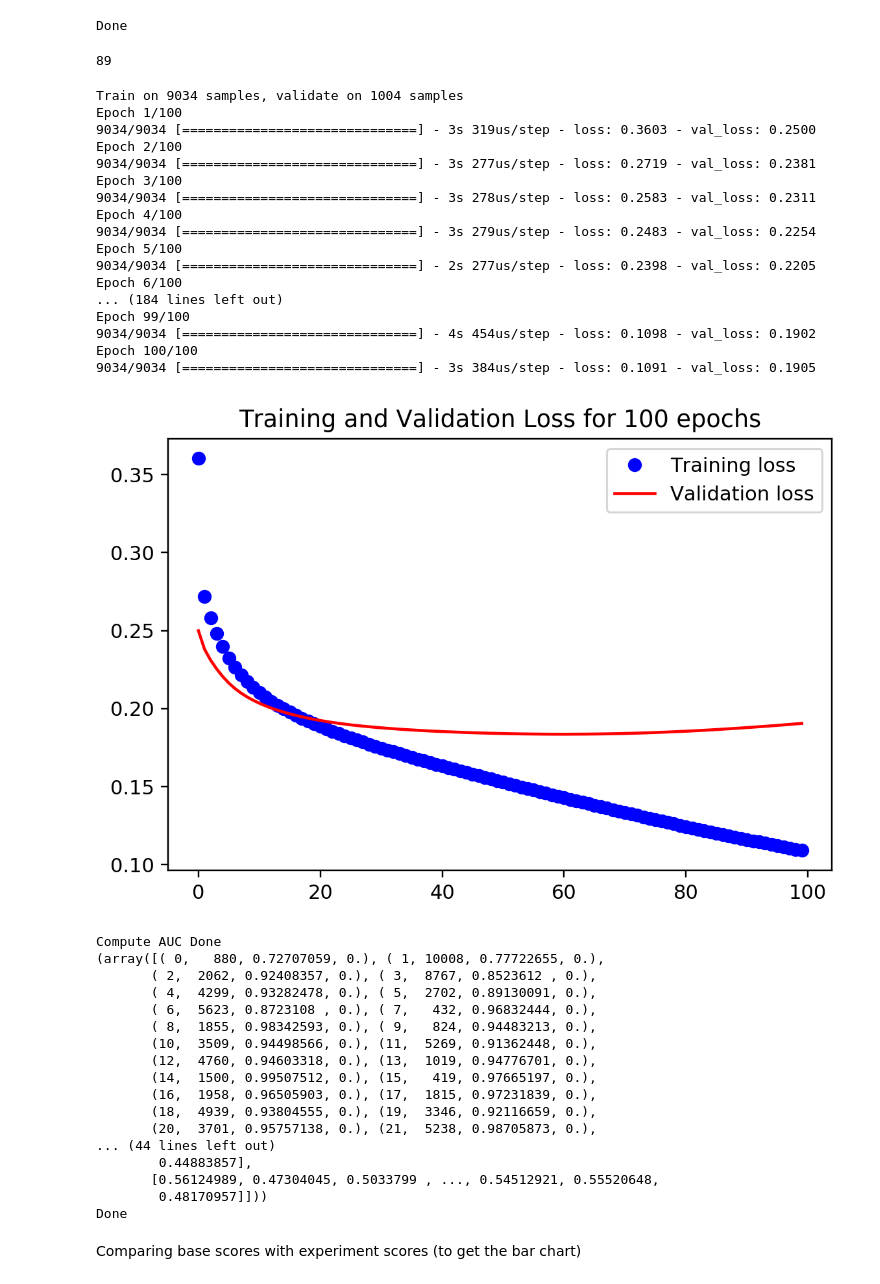
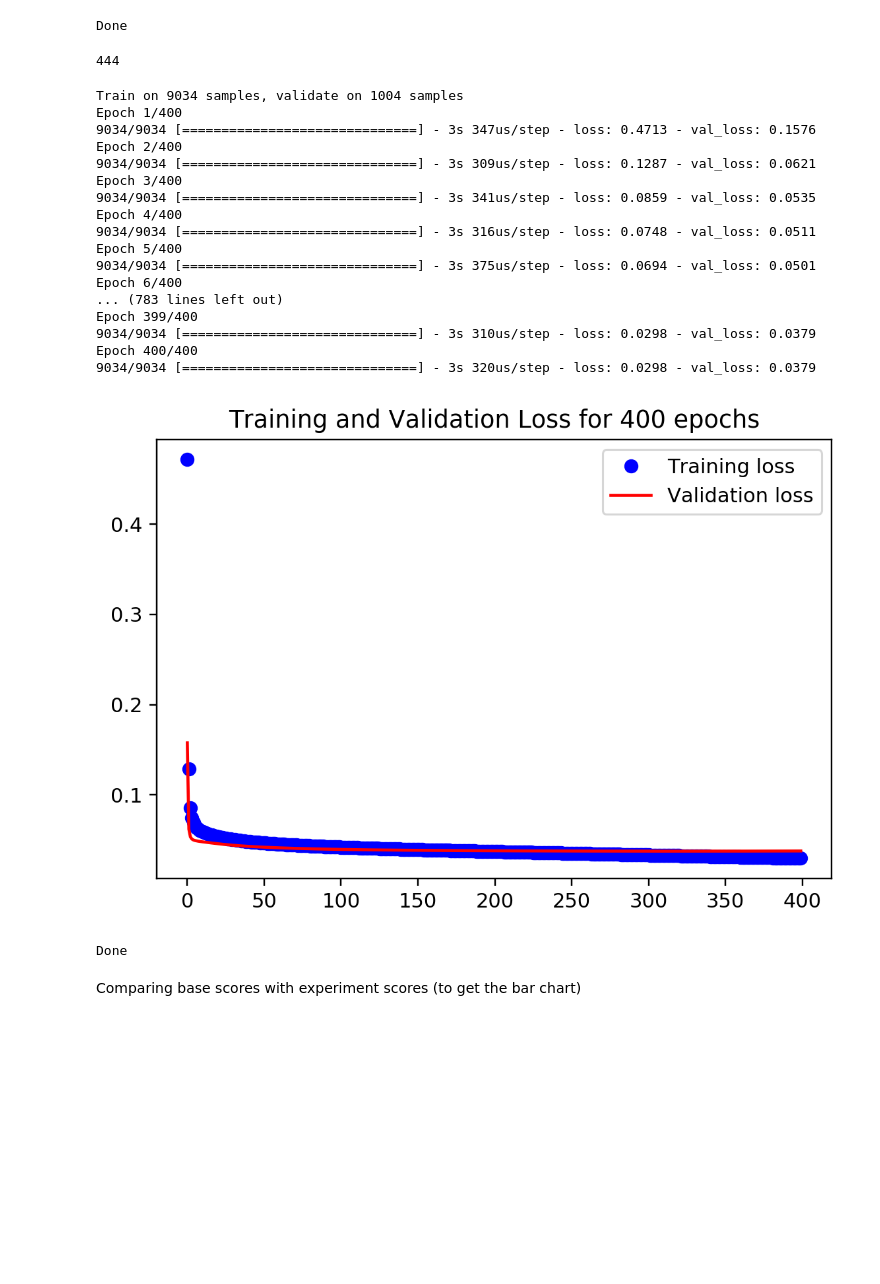
Before and after one commit to ocherwei/neural-network-fingerprint-prediction-masters-final, a Jupyter notebook: Code/Python/Spectrum-Substituents Network.ipynb, the cells around one changed output. Saved outputs shown, nothing was run; the diff lists cells and outputs as text; code cells hidden in the pictures; blank space fills up the shorter version.

```diff
--- a/Code/Python/Spectrum-Substituents Network.ipynb
+++ b/Code/Python/Spectrum-Substituents Network.ipynb
@@ -55,7 +55,7 @@ def load_master_file(path, mass_shifts = 0, number_of_bins = 1000):
 # Load a master file containing CDK fingerprints for all molecules.
 # Each molecules CDK bit set is added as a 320 element array to a Pandas dataframe.
 def load_substituents_master(path):
-    BITS = 89  # Total number of bits in fingerprint
+    BITS = 444  # Total number of bits in fingerprint
 
     fp_all = np.loadtxt(path, dtype="U30") # Get master file as numpy array of Strings
     fp_ids = np.unique(fp_all[:, 0]) # Trim duplicate filename rows, store unique filenames
@@ -348,54 +348,38 @@ Done
 # %%
 # Train 1 time
 
-epochs = 100
+epochs = 400
 x_train_spectra = np.log(spectra+1)
 x_train_substituents = substituents
 
 enc = simplified_substituent_model(x_train_spectra, x_train_substituents.values, epochs=epochs)
 
 actual = x_train_substituents.values
 predicted = enc.predict(x_train_spectra)
 
-print(compute_auc(89, actual, predicted, num_samples=10038))
+# print(compute_auc(444, actual, predicted, num_samples=10038))
 
 print("Done")
 # %% [output]
-89
+444
 Train on 9034 samples, validate on 1004 samples
-Epoch 1/100
-9034/9034 [==============================] - 3s 319us/step - loss: 0.3603 - val_loss: 0.2500
-Epoch 2/100
-9034/9034 [==============================] - 3s 277us/step - loss: 0.2719 - val_loss: 0.2381
-Epoch 3/100
-9034/9034 [==============================] - 3s 278us/step - loss: 0.2583 - val_loss: 0.2311
-Epoch 4/100
-9034/9034 [==============================] - 3s 279us/step - loss: 0.2483 - val_loss: 0.2254
-Epoch 5/100
-9034/9034 [==============================] - 2s 277us/step - loss: 0.2398 - val_loss: 0.2205
-Epoch 6/100
-... (184 lines left out)
-Epoch 99/100
-9034/9034 [==============================] - 4s 454us/step - loss: 0.1098 - val_loss: 0.1902
-Epoch 100/100
-9034/9034 [==============================] - 3s 384us/step - loss: 0.1091 - val_loss: 0.1905
+Epoch 1/400
+9034/9034 [==============================] - 3s 347us/step - loss: 0.4713 - val_loss: 0.1576
+Epoch 2/400
+9034/9034 [==============================] - 3s 309us/step - loss: 0.1287 - val_loss: 0.0621
+Epoch 3/400
+9034/9034 [==============================] - 3s 341us/step - loss: 0.0859 - val_loss: 0.0535
+Epoch 4/400
+9034/9034 [==============================] - 3s 316us/step - loss: 0.0748 - val_loss: 0.0511
+Epoch 5/400
+9034/9034 [==============================] - 3s 375us/step - loss: 0.0694 - val_loss: 0.0501
+Epoch 6/400
+... (783 lines left out)
+Epoch 399/400
+9034/9034 [==============================] - 3s 310us/step - loss: 0.0298 - val_loss: 0.0379
+Epoch 400/400
+9034/9034 [==============================] - 3s 320us/step - loss: 0.0298 - val_loss: 0.0379
-[figure, old version]
+[figure, new version]
-Compute AUC Done
-(array([( 0,   880, 0.72707059, 0.), ( 1, 10008, 0.77722655, 0.),
-       ( 2,  2062, 0.92408357, 0.), ( 3,  8767, 0.8523612 , 0.),
-       ( 4,  4299, 0.93282478, 0.), ( 5,  2702, 0.89130091, 0.),
-       ( 6,  5623, 0.8723108 , 0.), ( 7,   432, 0.96832444, 0.),
-       ( 8,  1855, 0.98342593, 0.), ( 9,   824, 0.94483213, 0.),
-       (10,  3509, 0.94498566, 0.), (11,  5269, 0.91362448, 0.),
-       (12,  4760, 0.94603318, 0.), (13,  1019, 0.94776701, 0.),
-       (14,  1500, 0.99507512, 0.), (15,   419, 0.97665197, 0.),
-       (16,  1958, 0.96505903, 0.), (17,  1815, 0.97231839, 0.),
-       (18,  4939, 0.93804555, 0.), (19,  3346, 0.92116659, 0.),
-       (20,  3701, 0.95757138, 0.), (21,  5238, 0.98705873, 0.),
-... (44 lines left out)
-        0.44883857],
-       [0.56124989, 0.47304045, 0.5033799 , ..., 0.54512921, 0.55520648,
-        0.48170957]]))
 Done
 # %% [markdown]
 Comparing base scores with experiment scores (to get the bar chart)
```
Also changed, not shown: parts of 1 cell of this notebook, 2 other files.
